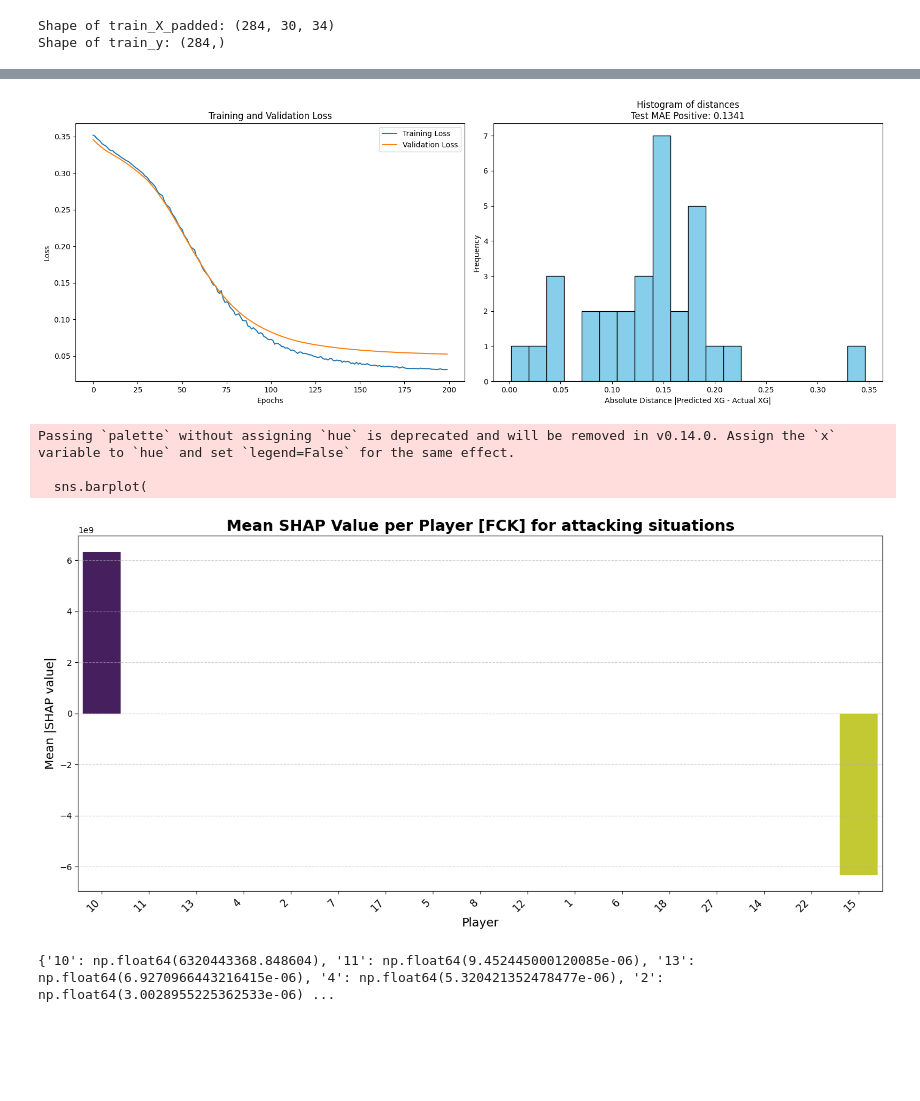
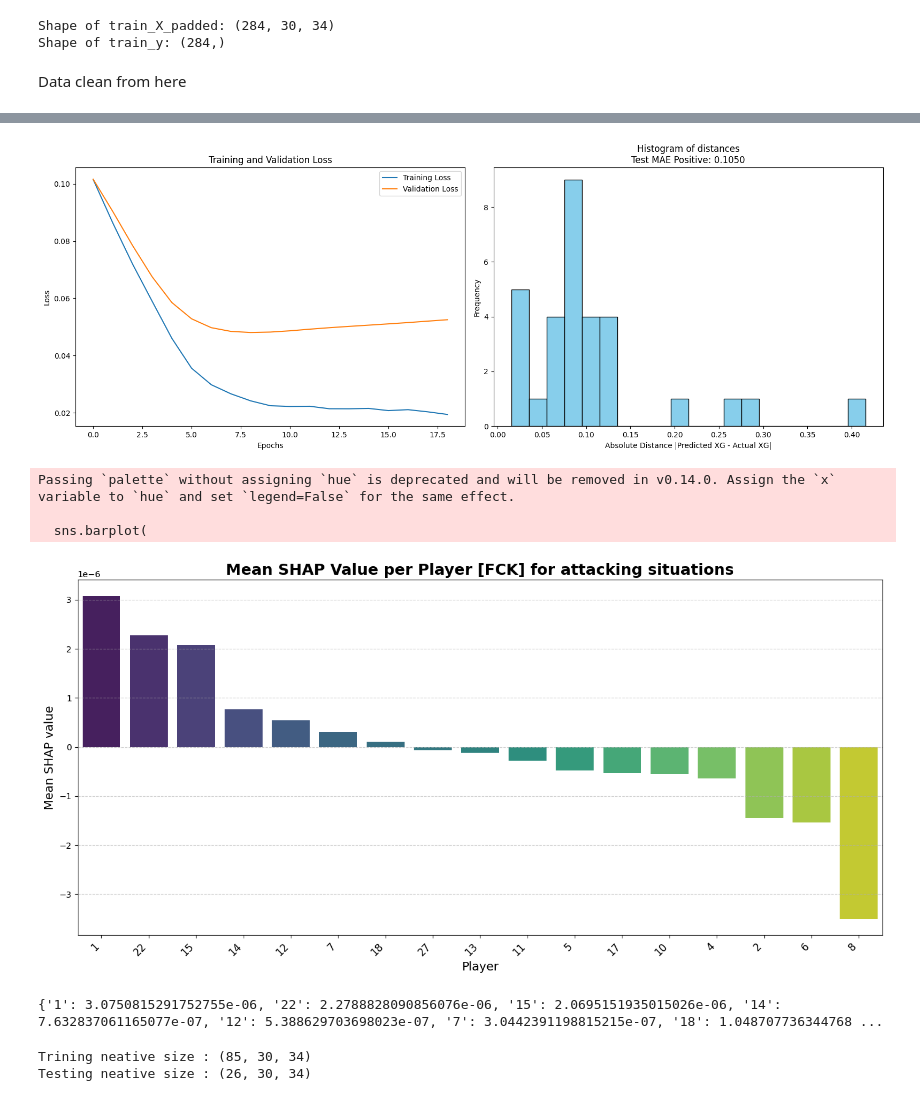
Before and after one commit to adiguzeldeniz/ekip_makine, a Jupyter notebook: RNN_to_sequence_by_number.ipynb, the cells around one changed output, grey strips where cells are left out. Drawn from its saved outputs; the diff is of its cells as text; code cells hidden in the pictures; blank space fills up the shorter version.

```diff
--- a/RNN_to_sequence_by_number.ipynb
+++ b/RNN_to_sequence_by_number.ipynb
@@ -284,25 +284,27 @@ X_test_negative = X_test[y_test <= 0]
 
 y_test_positive = y_test[y_test > 0]
 y_test_negative = y_test[y_test <= 0]
+# %% [markdown]
+Data clean from here
 # %%
 inputs = Input(shape=(maxlen, num_features))
 x = Masking(mask_value=-100.0)(inputs)
 x = GRU(128, return_sequences=True)(x)
-x = Dropout(0.1)(x)
-x = LSTM(64, return_sequences=False)(x)
-x = Dropout(0.1)(x)
-x = Dense(32, activation='relu')(x)
-x = Dropout(0.1)(x)
+x = Dropout(0.2)(x)
+x = LSTM(128, return_sequences=False)(x)
+x = Dropout(0.2)(x)
+x = Dense(64, activation='relu')(x)
+x = Dropout(0.2)(x)
 x = Dense(32, activation='relu')(x)
 x = Dense(16, activation='sigmoid')(x)
 outputs = Dense(1, activation='sigmoid')(x)
 
 model_positive = Model(inputs, outputs)
-model_positive.compile(optimizer=Adam(learning_rate=0.0001), loss='mean_squared_error', metrics=['mae'])
+model_positive.compile(optimizer=Adam(learning_rate=0.001), loss='mean_squared_error', metrics=['mae'])
 
 model_positive.fit(
     X_train_positive, y_train_positive,
-    epochs=200,
+    epochs=500,
     batch_size=64,
     validation_split=0.2,
     verbose=0,
@@ -311,7 +313,7 @@ model_positive.fit(
         keras.callbacks.EarlyStopping(monitor='val_loss', patience=10, restore_best_weights=True),
         keras.callbacks.LambdaCallback(
             on_epoch_end=lambda epoch, logs:
-                print(f"Epoch {epoch + 1}: Loss = {logs['mae']}, Val Loss = {logs['mae']}")
+                print(f"Epoch {epoch + 1}: Loss = {logs['mae']}, Val Loss = {logs['val_mae']}")
                 if (epoch + 1) % 50 == 0 else None
         )
     ]
@@ -356,4 +354,4 @@ Test Loss (positive): 0.022290149703621864, Test MAE (positive): 0.1341453641653
-[figure, old version]
+[figure, new version]
 # %%
 idx = np.random.choice(X_test_positive.shape[0], 20)
 X_sample_seq = X_test_positive[idx]
@@ -407,7 +405,7 @@ sns.barplot(
 )
 plt.xticks(rotation=45, ha='right', fontsize=12)
 plt.title('Mean SHAP Value per Player [FCK] for attacking situations', fontsize=18, fontweight='bold')
-plt.ylabel('Mean |SHAP value|', fontsize=14)
+plt.ylabel('Mean SHAP value', fontsize=14)
 plt.xlabel('Player', fontsize=14)
 plt.tight_layout()
 plt.grid(axis='y', linestyle='--', alpha=0.6)
@@ -417,6 +415,12 @@ print(mean_shap_values)
 Passing `palette` without assigning `hue` is deprecated and will be removed in v0.14.0. Assign the `x` variable to `hue` and set `legend=False` for the same effect.
 
   sns.barplot(
-[figure, old version]
+[figure, new version]
-{'10': np.float64(6320443368.848604), '11': np.float64(9.452445000120085e-06), '13': np.float64(6.9270966443216415e-06), '4': np.float64(5.320421352478477e-06), '2': np.float64(3.0028955225362533e-06) ...
+{'1': 3.0750815291752755e-06, '22': 2.2788828090856076e-06, '15': 2.0695151935015026e-06, '14': 7.632837061165077e-07, '12': 5.388629703698023e-07, '7': 3.0442391198815215e-07, '18': 1.048707736344768 ...
+# %%
+print("Trining neative size :", X_train_negative.shape)
+print("Testing neative size :", X_test_negative.shape)
+# %% [output]
+Trining neative size : (85, 30, 34)
+Testing neative size : (26, 30, 34)
 # %%
```
Also changed, not shown: parts of 8 cells of this notebook, 1 other file.
